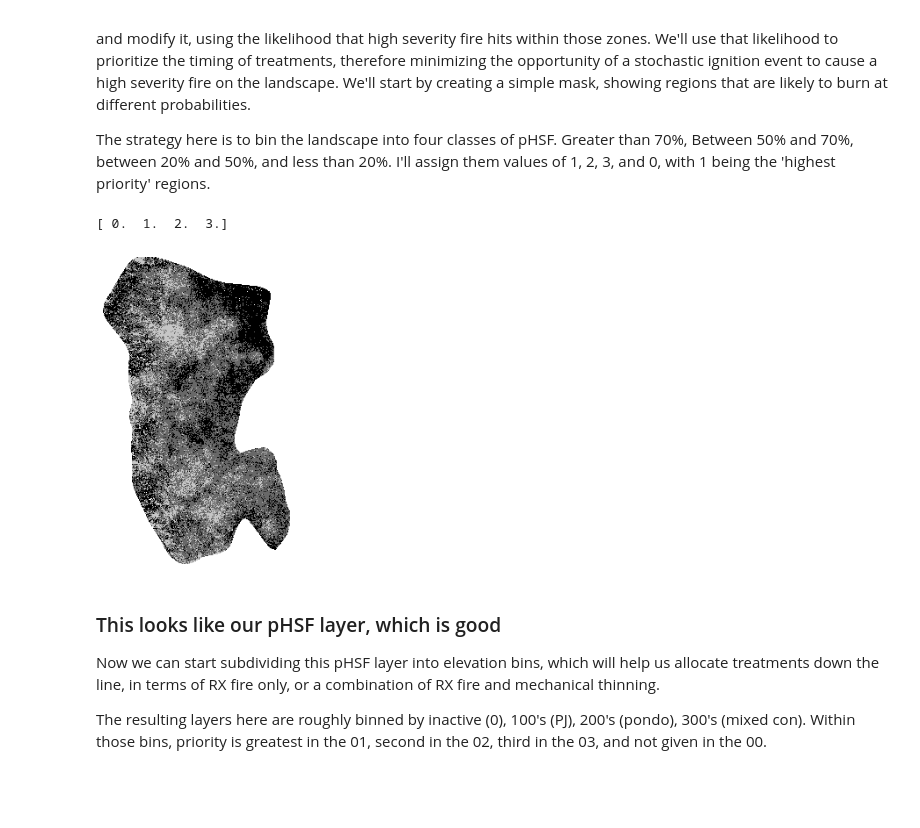
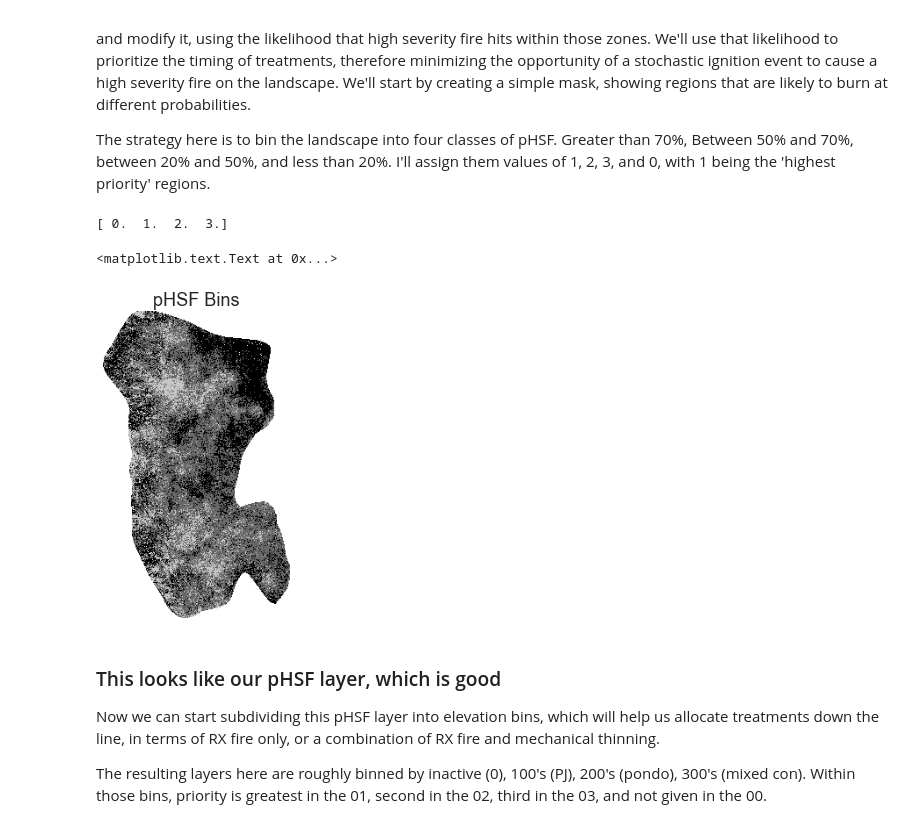
Before and after one commit to djkrofch/SantaFe_Fireshed, a Jupyter notebook: SF_Fireshed_Prep.ipynb, the cells around one changed output. Cells and saved outputs as stored; diff of their text form; code cells hidden in the pictures; blank space fills up the shorter version.

```diff
--- a/SF_Fireshed_Prep.ipynb
+++ b/SF_Fireshed_Prep.ipynb
@@ -822,15 +825,17 @@ The strategy here is to bin the landscape into four classes of pHSF. Greater tha
 # %%
 pHSF = importRaster(rasters + 'SFFireshed_pHSF.tif')
 pHSF[pHSF >= 0.7] = 1
 pHSF[(pHSF >= 0.5) & (pHSF < 0.7)] = 2
 pHSF[(pHSF >= 0.2) & (pHSF < 0.5)] = 3
 pHSF[pHSF < 0.2] = 0
 pHSF[np.isnan(pHSF)] = 0
 print np.unique(pHSF)
 plotRaster(pHSF, vmin = 0, vmax = 3)
+plt.title('pHSF Bins')
 # %% [output]
 [ 0.  1.  2.  3.]
+<matplotlib.text.Text at 0x...>
-[figure, old version]
+[figure, new version]
 # %% [markdown]
 ### This looks like our pHSF layer, which is good
 Now we can start subdividing this pHSF layer into elevation bins, which will help us allocate treatments down the line, in terms of RX fire only, or a combination of RX fire and mechanical thinning.
```
Also changed, not shown: parts of 3 cells of this notebook.
